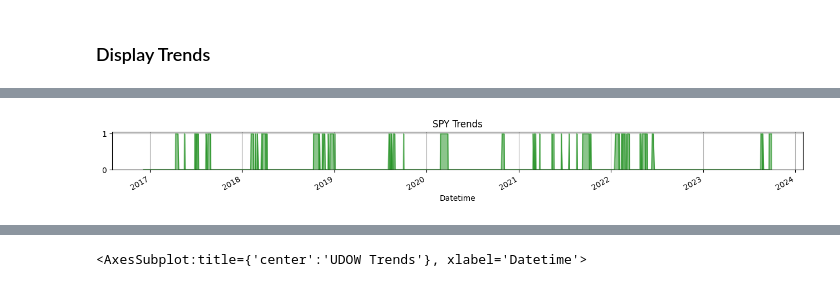
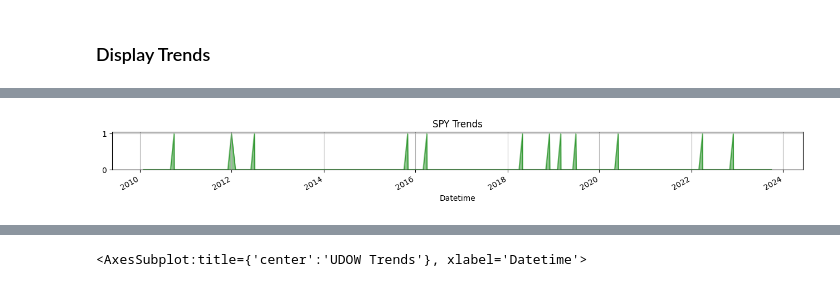
Before and after one commit to pint1022/pandas-ta, a Jupyter notebook: examples/VectorBT_Backtest_with_Pandas_TA.ipynb, the cells around one changed output, grey strips where cells are left out. Cells and saved outputs as stored; diff of their text form; code cells hidden in the pictures.

Commit message:
add 3 strategies

```diff
--- a/examples/VectorBT_Backtest_with_Pandas_TA.ipynb
+++ b/examples/VectorBT_Backtest_with_Pandas_TA.ipynb
@@ -283,8 +304,10 @@ C:\Users\steve\av_data\data\UDOW_1d.csv
 # %% [markdown]
 ### Define Testing Dates and Ranges
 # %%
-start_date = datetime(2016, 12, 5) # Adjust as needed
+start_date = datetime(2000, 1, 1) # Adjust as needed
 end_date = datetime(2023, 9, 29)   # Adjust as needed
+mbegin = pd.date_range(start_date, end_date, freq='BMS').strftime('%Y-%m-%d')
+mend = pd.date_range(start_date, end_date, freq='BM').strftime('%Y-%m-%d')
 # %% [markdown]
 ### Select and Benchmark and Asset to Backtest
 # %%
@@ -657,39 +747,64 @@ pf_settings
 # all_tickers = benchmark_tickers + asset_tickers
 
 ticker = 'SPY'
+ta_name = 'SMA'
 assets = retrieve_data([ticker], tf=tf)
 
-start_date = datetime(2016, 12, 5) # Adjust as needed
-end_date = datetime(2023, 9, 29)   # Adjust as needed
+start_date = datetime(2010, 1, 1) # Adjust as needed
+end_date = datetime(2023, 10, 4)   # Adjust as needed
 datadir = '/Users/steve/av_data/trades_analysis'
 startdate=datetime.now()
 startdate = startdate.astimezone(timezone('US/Pacific'))
 tadate = startdate.strftime('%Y-%m-%d')
-tadir =os.path.join(datadir, 'ta-'+tadate)
+tadir =os.path.join(datadir, 'ta-'+ ta_name)
 if not os.path.exists(tadir):
     os.makedirs(tadir)
 filename=os.path.join(tadir, 'chart-'+ticker+'.jpg')
 bnh_filename=os.path.join(tadir, 'chart-'+ticker+'-bnh.jpg')
-
-assetdf = assets.data[ticker]
-assetdf = add_jc_data(assetdf)
 common_range = True
 LIVE = 0
-trend_jinsong={"entry": 12, "exit": 99}
 
+df_ori = assets.data[ticker]
 if common_range:
     crs = f" from {start_date} to {end_date}"
-    assetdf = dtmask(assetdf, start_date, end_date)
+    df_ori = dtmask(df_ori, start_date, end_date)
+
+if ta_name == "JC":
+    assetdf = add_jc_data(df_ori)
+    trend_jinsong={"entry": 12, "exit": 99}
+elif ta_name == "SMA":
+    assetdf = dtmonth(df_ori, start= mbegin, end = mend)
+    check_cross(assetdf, sma = 200)
+elif ta_name == "SEPT":
+    assetdf = dtmonth(df_ori, start= mbegin, end = mend)
+
 
 # Update DataFrame names
 assetdf.name = ticker
 print(f"Analysis of: {assetdf.name}{crs if common_range else ''}")
 
 
-def show_trend(df):
-    asset_trends, asset_exits = trends_jinsong(df, **trend_jinsong)
+def show_trend(df, ta_name):
+    if ta_name == "JC" :
+        asset_trends, asset_exits = trends_jinsong(df, **trend_jinsong)
+        strat_name = "Jinsong"
+    elif ta_name == "SMA":
+        asset_trends, asset_exits = trends_sma(df)
+        strat_name = "SMA monthly trade"
+    elif ta_name == "SEPT":
+        asset_trends, asset_exits = trends_sept(df)
+        strat_name = "Ou_September Sell"
+    else:
+        print("Not supported strategy")
+        return
+
+    ##########################################################
+    #
+    #  Target Strategy
+    #
+    #########################################################
+
     asset_trends.copy().astype(int).plot(figsize=(16, 1), kind="area", color=["green"], alpha=0.45, title=f"{df.name} Trends", grid=True)
-
     # Asset Portfolio from Trade Signals
     assetpf_signals = vbt.Portfolio.from_signals(
         df.Close,
@@ -701,7 +816,12 @@ def show_trend(df):
     )
     # print(assetpf_signals)
     trade_table(assetpf_signals, k=5)
-    combine_stats(assetpf_signals, df.name, "Long Strategy", LIVE)
+    combine_stats(assetpf_signals, df.name, strat_name, LIVE)
+#     total_fees: float = assetpf_signals.stats()['Total Fees Paid']
+
+    end_value: float = assetpf_signals.stats()['End Value']
+    total_return: float = assetpf_signals.stats()['Total Return [%]']
+    total_trades: int = assetpf_signals.stats()['Total Trades']
 
     assetpf_signals.plot (
         subplots = [
@@ -711,7 +831,18 @@ def show_trend(df):
             'value',
         ]
     ).write_image(filename)
-    assetpf_bnh = vbt.Portfolio.from_holding(df.Close)
+
+    ##########################################################
+    #
+    #  Buy and Hold
+    #
+    #########################################################
+    assetpf_bnh = vbt.Portfolio.from_holding(df_ori.Close)
+    trade_table(assetpf_bnh, k=5)
+    combine_stats(assetpf_bnh, df.name, strat_name, LIVE)
+
+    bnh_value: float = assetpf_bnh.stats()['End Value']
+    bnh_return: float = assetpf_bnh.stats()['Total Return [%]']
     assetpf_bnh.plot (
         subplots = [
             'trades',
@@ -719,19 +850,19 @@ def show_trend(df):
             'value',
         ]
     ).write_image(bnh_filename)
-#     ta_fig = make_subplots(rows=2, cols=1,
-#         shared_xaxes=True,
-#         vertical_spacing=0.05,
-#         subplot_titles=(ticker,),
-#         row_heights = [500,200])
-#     ta_fig.layout.xaxis.type = 'category'
-#     ta_fig.add_trace(assetpf_signals.trades.plot(title=f"{df.name} | Trades", height=cheight, width=cwidth),
-#                      row=1, col=1)
-#     ta_fig.add_trace(assetpf_signals.cash().vbt.plot(title=f"{benchmarkdf.name} | Cash", trace_kwargs=dict(name=u"\u00A4"), height=cheight // 2, width=cwidth),
-#                      row=2, col=1)
-#     assetpf_signals.trades.plot(title=f"{df.name} | Trades", height=cheight, width=cwidth).write_image(filename)
-#     ta_fig.write_image(filename)
-show_trend(df=assetdf)
+
+
+    print( "=" * 50)
+    print(f"Analysis of: {assetdf.name}{crs if common_range else ''}")
+    print("            ", strat_name, "   Buy-n-Hold")
+    print( "=" * 50)
+    print("total_return: ", round(total_return,2), "             ", round(bnh_return,2))
+    print("total_value:  ", round(end_value, 2) , "             ", round(bnh_value,2))
+    print( "=" * 50)
+
+
+
+show_trend(df=assetdf, ta_name = ta_name)
 # %% [output]
 Portfolio Settings [Initial]
 [!] Loading All: SPY
@@ -753,4 +884,4 @@ Datetime
-[figure, old version]
+[figure, new version]
 # %%
 # benchmark_trends = trends(benchmarkdf, **trend_kwargs)
 benchmark_trends, benchmark_exits = trends_rsi(benchmarkdf, **trend_rsi)
```
Also changed, not shown: parts of 24 cells of this notebook, 3 other files.
